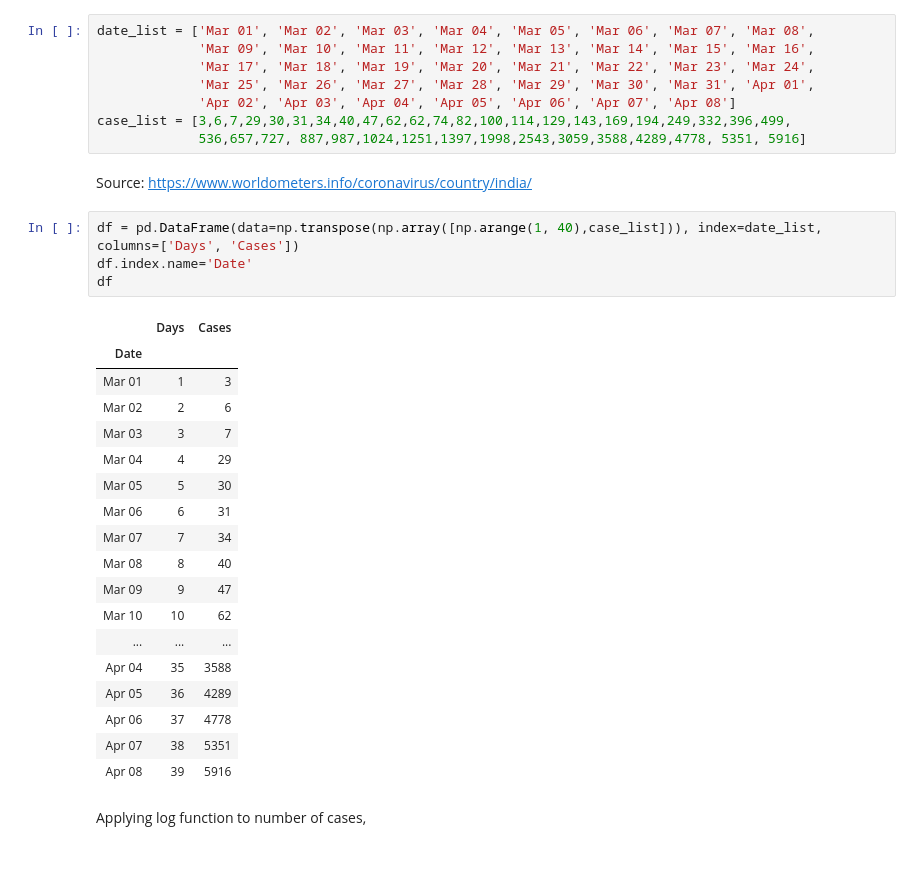
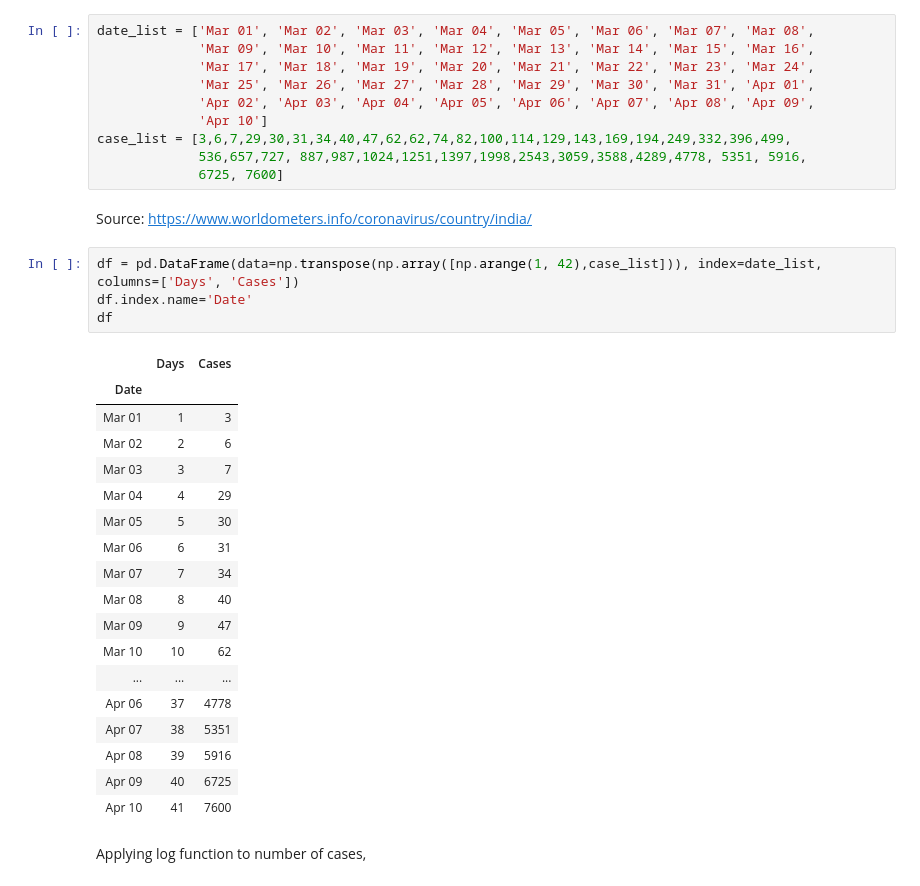
Before and after one commit to gunagya/coronavirus-cases-predictor, a Jupyter notebook: Coronavirus Cases Predictor.ipynb, the cells around one changed output. Cells and saved outputs as stored; diff of their text form.

```diff
--- a/Coronavirus Cases Predictor.ipynb
+++ b/Coronavirus Cases Predictor.ipynb
@@ -19,34 +19,36 @@ date_list = ['Mar 01', 'Mar 02', 'Mar 03', 'Mar 04', 'Mar 05', 'Mar 06', 'Mar 07
              'Mar 09', 'Mar 10', 'Mar 11', 'Mar 12', 'Mar 13', 'Mar 14', 'Mar 15', 'Mar 16',
              'Mar 17', 'Mar 18', 'Mar 19', 'Mar 20', 'Mar 21', 'Mar 22', 'Mar 23', 'Mar 24',
              'Mar 25', 'Mar 26', 'Mar 27', 'Mar 28', 'Mar 29', 'Mar 30', 'Mar 31', 'Apr 01',
-             'Apr 02', 'Apr 03', 'Apr 04', 'Apr 05', 'Apr 06', 'Apr 07', 'Apr 08']
+             'Apr 02', 'Apr 03', 'Apr 04', 'Apr 05', 'Apr 06', 'Apr 07', 'Apr 08', 'Apr 09',
+             'Apr 10']
 case_list = [3,6,7,29,30,31,34,40,47,62,62,74,82,100,114,129,143,169,194,249,332,396,499,
-             536,657,727, 887,987,1024,1251,1397,1998,2543,3059,3588,4289,4778, 5351, 5916]
+             536,657,727, 887,987,1024,1251,1397,1998,2543,3059,3588,4289,4778, 5351, 5916,
+             6725, 7600]
 # %% [markdown]
 Source: https://www.worldometers.info/coronavirus/country/india/
 # %%
-df = pd.DataFrame(data=np.transpose(np.array([np.arange(1, 40),case_list])), index=date_list, columns=['Days', 'Cases'])
+df = pd.DataFrame(data=np.transpose(np.array([np.arange(1, 42),case_list])), index=date_list, columns=['Days', 'Cases'])
 df.index.name='Date'
 df
 # %% [output]
 |  | Days | Cases |
 | Date |  |  |
 | Mar 01 | 1 | 3 |
 | Mar 02 | 2 | 6 |
 | Mar 03 | 3 | 7 |
 | Mar 04 | 4 | 29 |
 | Mar 05 | 5 | 30 |
 | Mar 06 | 6 | 31 |
 | Mar 07 | 7 | 34 |
 | Mar 08 | 8 | 40 |
 | Mar 09 | 9 | 47 |
 | Mar 10 | 10 | 62 |
 | ... | ... | ... |
-| Apr 04 | 35 | 3588 |
-| Apr 05 | 36 | 4289 |
 | Apr 06 | 37 | 4778 |
 | Apr 07 | 38 | 5351 |
 | Apr 08 | 39 | 5916 |
+| Apr 09 | 40 | 6725 |
+| Apr 10 | 41 | 7600 |
 # %% [markdown]
 Applying log function to number of cases,
 # %%
```
Also changed, not shown: parts of 5 cells of this notebook.
